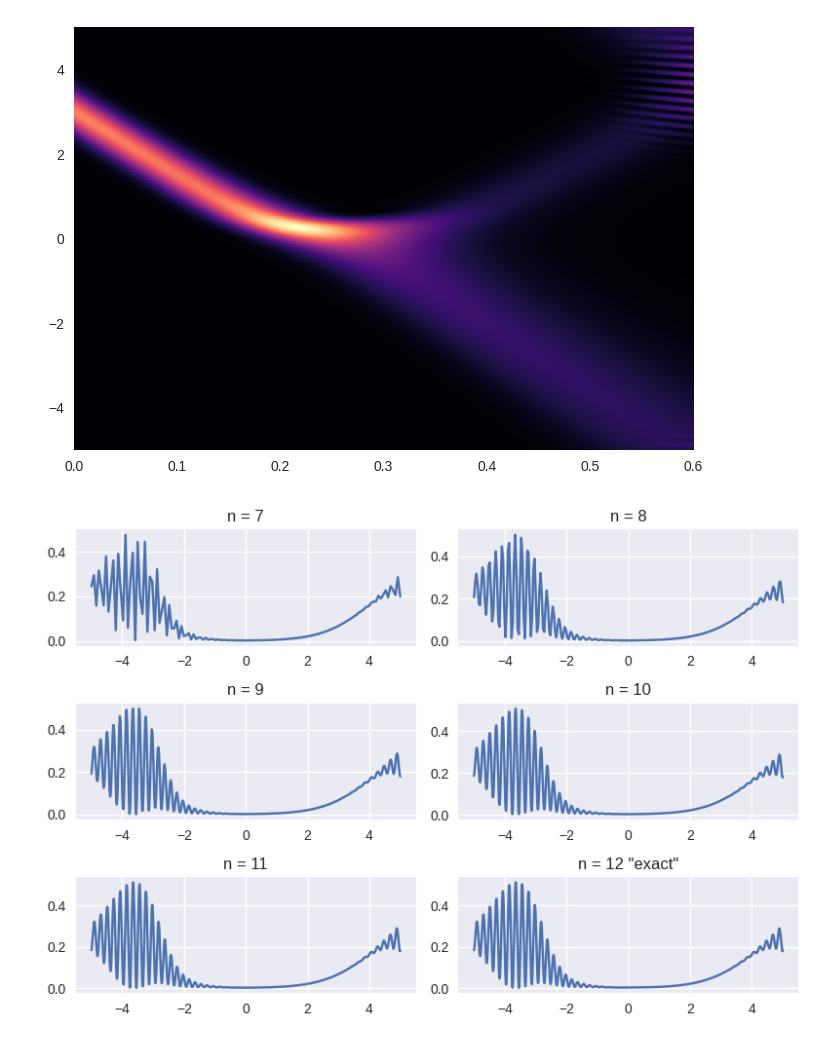
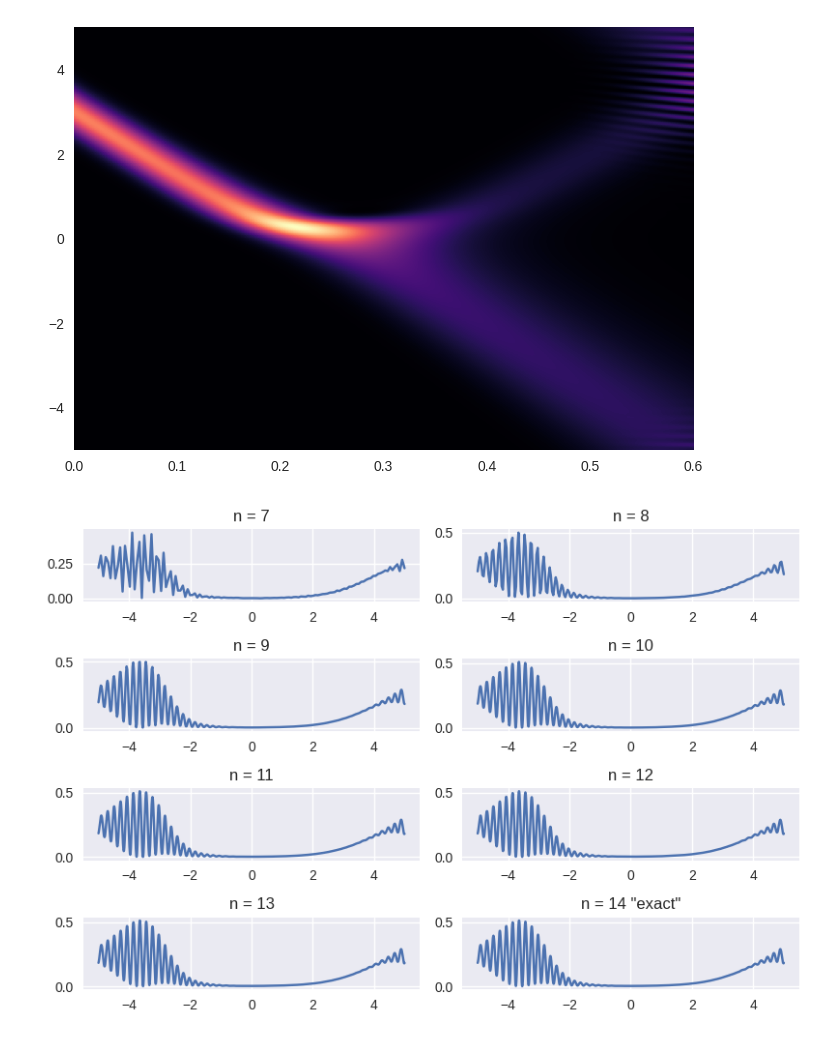
Before and after one commit to samco7/digital-quantum-simulation, a Jupyter notebook: welch/eckart_classical.ipynb, the cells around one changed output. Saved outputs shown, nothing was run; the diff lists cells and outputs as text; code cells hidden in the pictures.

```diff
--- a/welch/eckart_classical.ipynb
+++ b/welch/eckart_classical.ipynb
@@ -74,30 +74,30 @@ plot_time_evolution(amplitudes, t_grid, x_grid)
 # %% [output]
 [figure]
 # %%
-n_true = 12
-true = time_evolution(n_true, 15000)[0][-1, :]
+n_true = 14
+true = time_evolution(n_true, 20000)[0][-1, :]
 final_waves = []
 
-n_vals, K_vals = [7, 8, 9, 10, 11], [2500, 5000, 7500, 10000, 12500]
+n_vals, K_vals = [7, 8, 9, 10, 11, 12, 13], [2500, 5000, 7500, 10000, 12500, 15000, 17500]
 for n, K in zip(n_vals, K_vals):
-    amplitudes, t_grid, x_grid = time_evolution(n, K, terms_kept=None)
+    amplitudes, t_grid, x_grid = time_evolution(n, K, terms_kept=30*(n - 6))
     final_waves.append(amplitudes[-1, :])
 # %%
-fig, ax = plt.subplots(3, 2)
+fig, ax = plt.subplots(4, 2)
 ax = ax.ravel()
 final_errors = []
 for entry, i in zip(final_waves, range(len(final_waves))):
     final_errors.append(np.linalg.norm(entry[::2**i] - true[::2**(n_true - min(n_vals))]))
     x_entry = np.linspace(-5, 5, len(entry))
     ax[i].plot(x_entry, entry)
     ax[i].set_title(f'n = {n_vals[i]}')
 x_true = np.linspace(-5, 5, 2**n_true)
 ax[-1].plot(x_true, true, label=n_true)
 ax[-1].set_title(f'n = {n_true} \"exact\"')
 plt.tight_layout()
 plt.show()
 # %% [output]
-[figure, old version]
+[figure, new version]
 # %%
 plt.plot(n_vals, final_errors)
 plt.xlabel('n')
```
Also changed, not shown: parts of 1 cell of this notebook.
